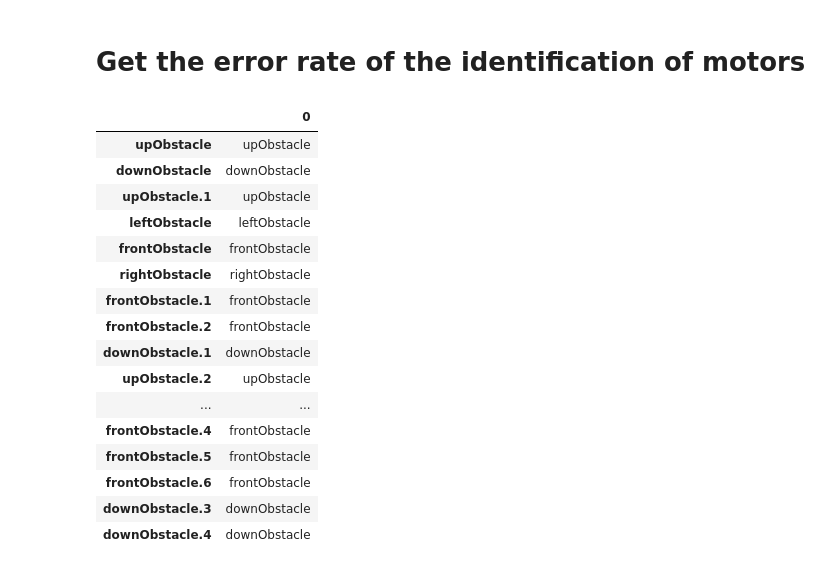
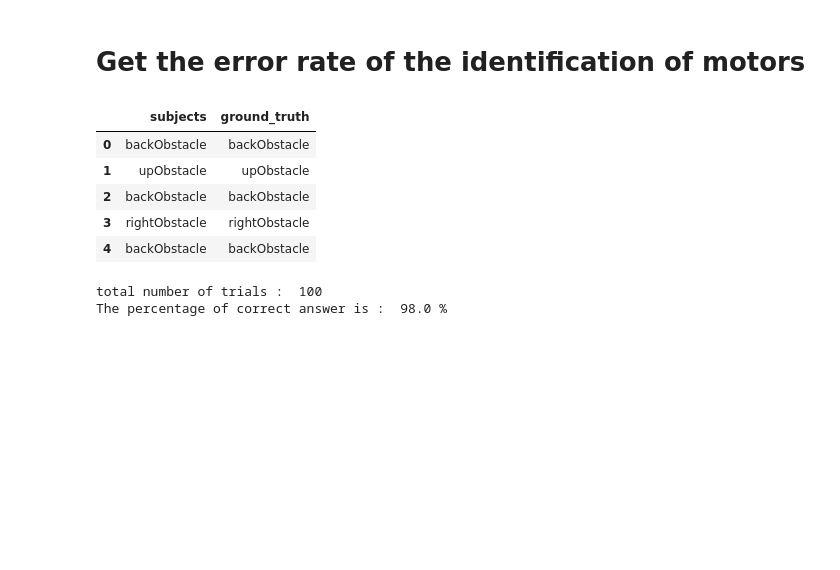
Before and after one commit to medioman22/Bidirectional_Interface, a Jupyter notebook: data_analysis/data_analysis.ipynb, the cells around one changed output. Drawn from its saved outputs; the diff is of its cells as text; code cells hidden in the pictures; blank space fills up the shorter version.

```diff
--- a/data_analysis/data_analysis.ipynb
+++ b/data_analysis/data_analysis.ipynb
@@ -13,2 +13,3 @@ path_to_folder = "./3_paths/"
 # %%
+path_to_folder = "./Initial_Arena/"
 subjects = glob.glob(path_to_folder + "*/")
@@ -15,3 +171,6 @@ subjects = glob.glob(path_to_folder + "*/")
+# %%
+path_to_folder = "./3_Paths/"
+subjects = glob.glob(path_to_folder + "*/")
 # %%
 types = ["Controller_FPS_Path_1",
          "Controller_FPS_Path_2",
@@ -126,0 +288,12 @@ plt.show()
+# %%
+path_to_folder = "./Learning_Curve/"
+subjects = glob.glob(path_to_folder + "*/")
+
+types = ["Controller_First",
+         "Controller_Last",
+         "MotionCapture_First",
+         "MotionCapture_Last"]
+
+logs = {}
+for curr in types:
+    logs[curr] = []
@@ -142,25 +375,20 @@ Mean reaction time : 0.4485572671890259 s
 # %%
 folder = "../../Bidirectional_Interface/Bidirectional_interface/Haptics/Experiment_Tactile/results_identification/"
 files = [i for i in glob.glob(folder+"*.csv")]
 combined_csv = pd.concat([pd.read_csv(f, index_col=False).transpose() for f in files ], sort=False)
-#combined_csv['new col'] = combined_csv.index
-#combined_csv.columns = ['feeled', 'ground truth']
-combined_csv.head(20)
+combined_csv.columns = ['subjects','ground_truth']
+combined_csv.head()
 # %% [output]
-|  | 0 |
-| upObstacle | upObstacle |
-| downObstacle | downObstacle |
-| upObstacle.1 | upObstacle |
-| leftObstacle | leftObstacle |
-| frontObstacle | frontObstacle |
-| rightObstacle | rightObstacle |
-| frontObstacle.1 | frontObstacle |
-| frontObstacle.2 | frontObstacle |
-| downObstacle.1 | downObstacle |
-| upObstacle.2 | upObstacle |
-| ... | ... |
-| frontObstacle.4 | frontObstacle |
-| frontObstacle.5 | frontObstacle |
-| frontObstacle.6 | frontObstacle |
-| downObstacle.3 | downObstacle |
-| downObstacle.4 | downObstacle |
+|  | subjects | ground_truth |
+| 0 | backObstacle | backObstacle |
+| 1 | upObstacle | upObstacle |
+| 2 | backObstacle | backObstacle |
+| 3 | rightObstacle | rightObstacle |
+| 4 | backObstacle | backObstacle |
+# %%
+mask = combined_csv.subjects == combined_csv.ground_truth
+print("total number of trials : ", len(combined_csv.index))
+print("The percentage of correct answer is : ", np.sum(mask)*100/len(combined_csv.index),"%")
+# %% [output]
+total number of trials :  100
+The percentage of correct answer is :  98.0 %
```
Also changed, not shown: parts of 12 cells of this notebook, 1 other file.
